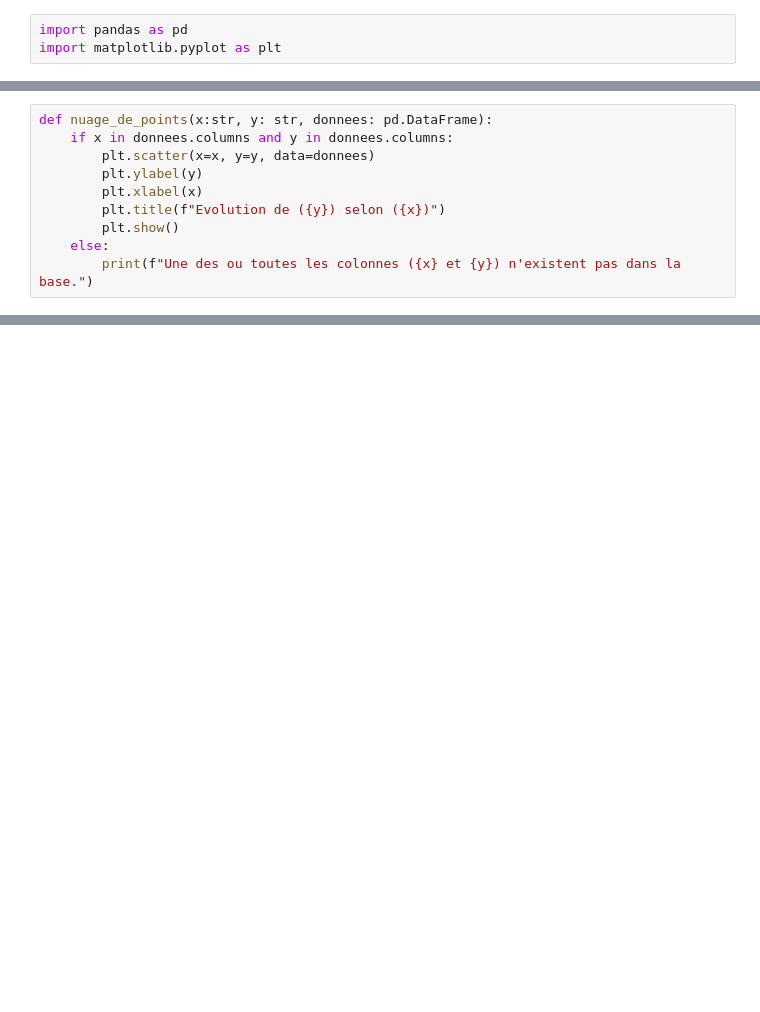
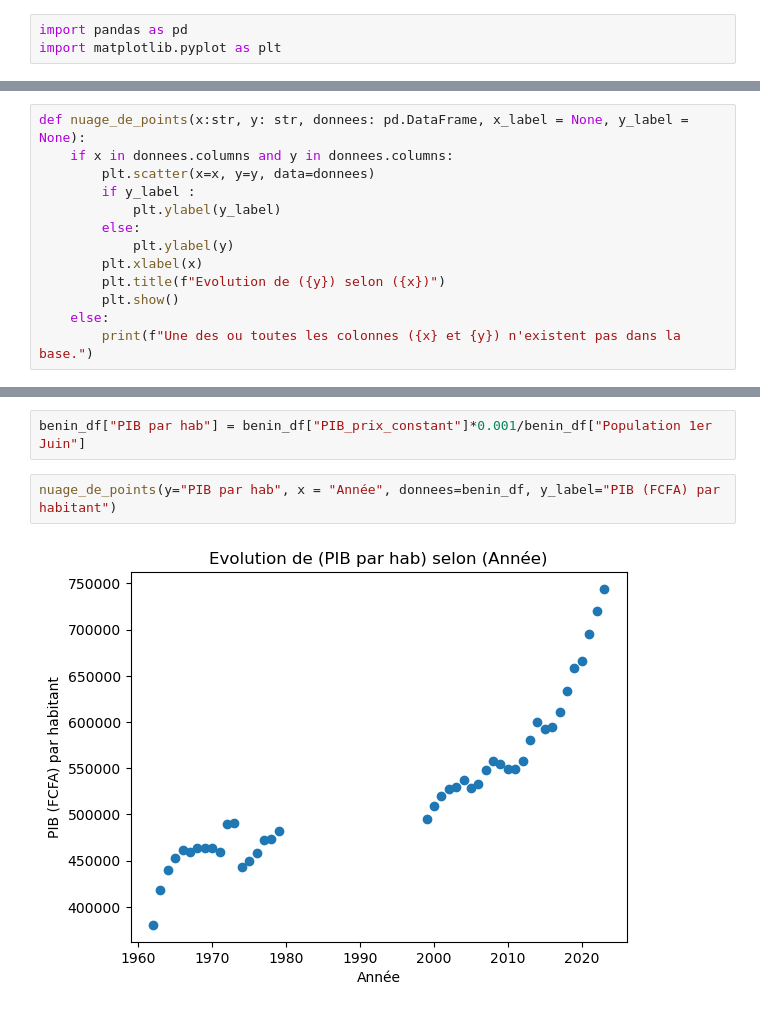
Before and after one commit to FidTCHANDO/ANIP_Challenge1, a Jupyter notebook: Tache_2_Tchando_SikaFidele_Notebook_JJMM.ipynb, the cells around one changed output, grey strips where cells are left out. Cells and saved outputs as stored; diff of their text form; blank space fills up the shorter version.

```diff
--- a/Tache_2_Tchando_SikaFidele_Notebook_JJMM.ipynb
+++ b/Tache_2_Tchando_SikaFidele_Notebook_JJMM.ipynb
@@ -55,8 +48,11 @@ Descriptives statistiques
 # %%
-def nuage_de_points(x:str, y: str, donnees: pd.DataFrame):
+def nuage_de_points(x:str, y: str, donnees: pd.DataFrame, x_label = None, y_label = None):
     if x in donnees.columns and y in donnees.columns:
         plt.scatter(x=x, y=y, data=donnees)
-        plt.ylabel(y)
+        if y_label :
+            plt.ylabel(y_label)
+        else:
+            plt.ylabel(y)
         plt.xlabel(x)
         plt.title(f"Evolution de ({y}) selon ({x})")
         plt.show()
@@ -74,0 +74,6 @@ plt.show()
+# %%
+benin_df["PIB par hab"] = benin_df["PIB_prix_constant"]*0.001/benin_df["Population 1er Juin"]
+# %%
+nuage_de_points(y="PIB par hab", x = "Année", donnees=benin_df, y_label="PIB (FCFA) par habitant")
+# %% [output]
+[figure, added]
```
Also changed, not shown: parts of 10 cells of this notebook.
